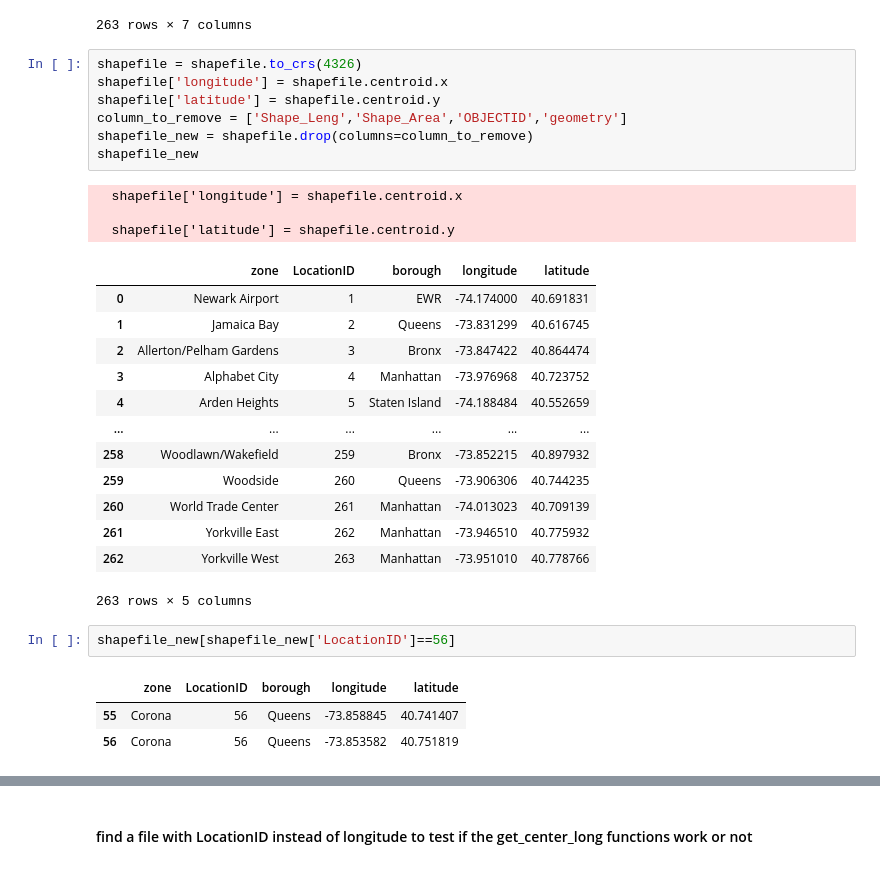
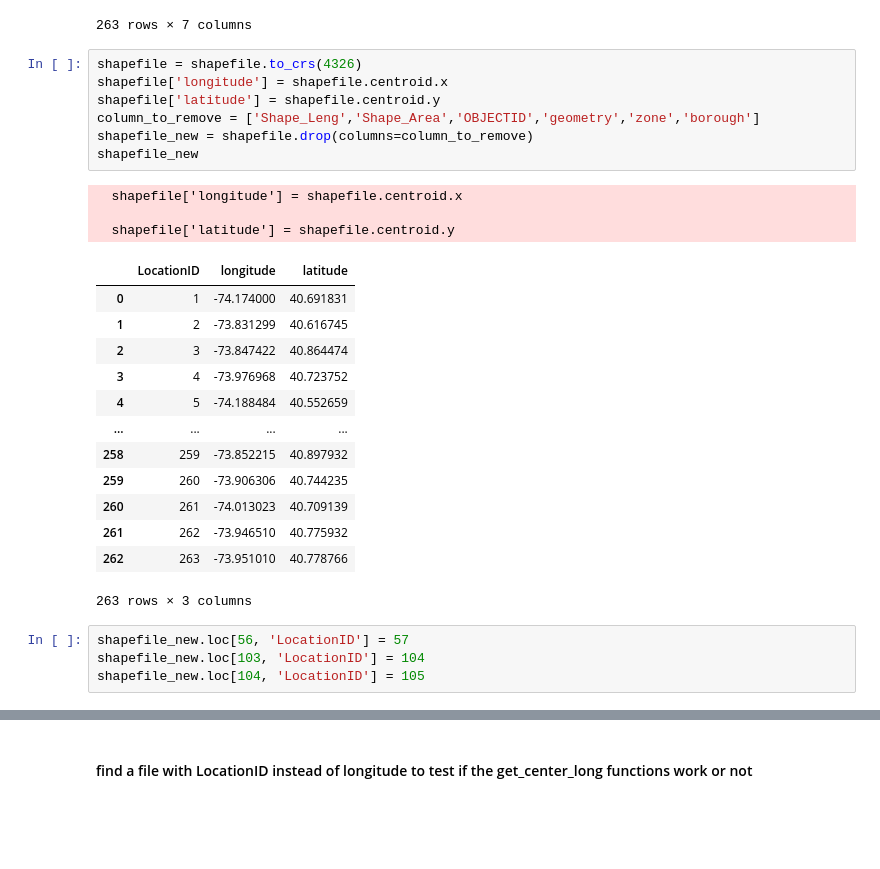
Before and after one commit to wangyf99/final-project, a Jupyter notebook: Group_project.ipynb, the cells around one changed output, grey strips where cells are left out. Saved outputs shown, nothing was run; the diff lists cells and outputs as text; blank space fills up the shorter version.

```diff
--- a/Group_project.ipynb
+++ b/Group_project.ipynb
@@ -279,30 +263,28 @@ shapefile
 # %%
 shapefile = shapefile.to_crs(4326)
 shapefile['longitude'] = shapefile.centroid.x
 shapefile['latitude'] = shapefile.centroid.y
-column_to_remove = ['Shape_Leng','Shape_Area','OBJECTID','geometry']
+column_to_remove = ['Shape_Leng','Shape_Area','OBJECTID','geometry','zone','borough']
 shapefile_new = shapefile.drop(columns=column_to_remove)
 shapefile_new
 # %% [output]
   shapefile['longitude'] = shapefile.centroid.x
 
   shapefile['latitude'] = shapefile.centroid.y
-|  | zone | LocationID | borough | longitude | latitude |
-| 0 | Newark Airport | 1 | EWR | -74.174000 | 40.691831 |
-| 1 | Jamaica Bay | 2 | Queens | -73.831299 | 40.616745 |
-| 2 | Allerton/Pelham Gardens | 3 | Bronx | -73.847422 | 40.864474 |
-| 3 | Alphabet City | 4 | Manhattan | -73.976968 | 40.723752 |
-| 4 | Arden Heights | 5 | Staten Island | -74.188484 | 40.552659 |
-| ... | ... | ... | ... | ... | ... |
-| 258 | Woodlawn/Wakefield | 259 | Bronx | -73.852215 | 40.897932 |
-| 259 | Woodside | 260 | Queens | -73.906306 | 40.744235 |
-| 260 | World Trade Center | 261 | Manhattan | -74.013023 | 40.709139 |
-| 261 | Yorkville East | 262 | Manhattan | -73.946510 | 40.775932 |
-| 262 | Yorkville West | 263 | Manhattan | -73.951010 | 40.778766 |
+|  | LocationID | longitude | latitude |
+| 0 | 1 | -74.174000 | 40.691831 |
+| 1 | 2 | -73.831299 | 40.616745 |
+| 2 | 3 | -73.847422 | 40.864474 |
+| 3 | 4 | -73.976968 | 40.723752 |
+| 4 | 5 | -74.188484 | 40.552659 |
+| ... | ... | ... | ... |
+| 258 | 259 | -73.852215 | 40.897932 |
+| 259 | 260 | -73.906306 | 40.744235 |
+| 260 | 261 | -74.013023 | 40.709139 |
+| 261 | 262 | -73.946510 | 40.775932 |
+| 262 | 263 | -73.951010 | 40.778766 |
-263 rows × 5 columns
+263 rows × 3 columns
 # %%
-shapefile_new[shapefile_new['LocationID']==56]
+shapefile_new.loc[56, 'LocationID'] = 57
+shapefile_new.loc[103, 'LocationID'] = 104
+shapefile_new.loc[104, 'LocationID'] = 105
-# %% [output]
-|  | zone | LocationID | borough | longitude | latitude |
-| 55 | Corona | 56 | Queens | -73.858845 | 40.741407 |
-| 56 | Corona | 56 | Queens | -73.853582 | 40.751819 |
```
Also changed, not shown: parts of 19 cells of this notebook.
